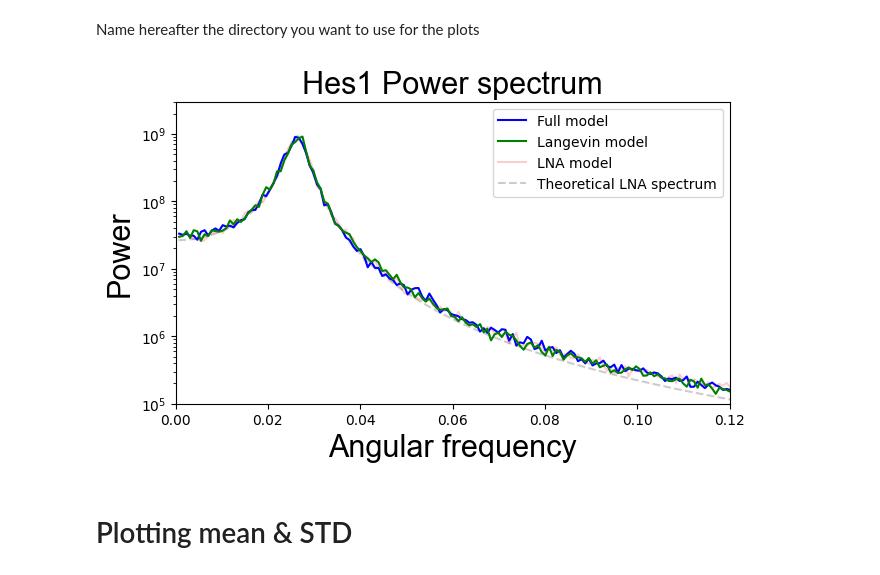
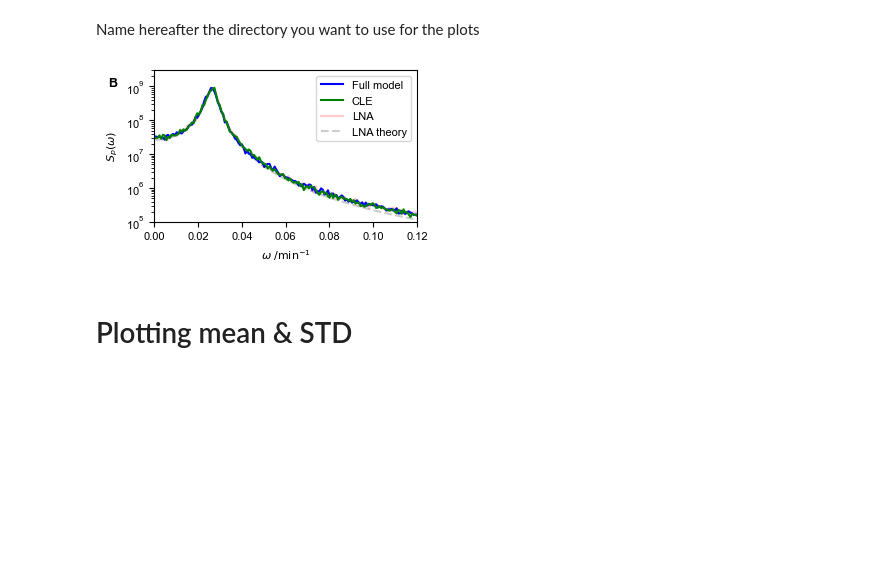
Before and after one commit to Lord-Fufu/MSc-Dissertation-2022---St-Andrews, a Jupyter notebook: plotsForPaper-mean-std-powerSpectra-PLOT.ipynb, the cells around one changed output. Saved outputs shown, nothing was run; the diff lists cells and outputs as text; code cells hidden in the pictures; blank space fills up the shorter version.

```diff
--- a/plotsForPaper-mean-std-powerSpectra-PLOT.ipynb
+++ b/plotsForPaper-mean-std-powerSpectra-PLOT.ipynb
@@ -34,19 +37,22 @@ ratio=(1+np.sqrt(5))/2
 # %% [markdown]
 Name hereafter the directory you want to use for the plots
 # %%
-read_directory = 'paper plots 2024-4-27-0-42-48 mean-std-power-spectrum'
+# read_directory = 'paper plots 2024-4-27-0-42-48 mean-std-power-spectrum'
+read_directory = ''
+# read_directory = os.path.join(os.getcwd(),'paper_plots_mean-std-power-spectrum')
+# write_directory = 'power_spectra_plots'
 # %%
-spec = pd.read_csv(read_directory+'\\data\\spec.csv')['value'].values
-paramPoint=pd.read_csv(read_directory+'\\data\\paramPoint-spectrum.csv')['value'].values
-t_ref=pd.read_csv(read_directory+'\\data\\t-spectrum.csv')['value'].values
-freq_ref=pd.read_csv(read_directory+'\\data\\freq-spectrum.csv')['value'].values
+spec = pd.read_csv(os.path.join(read_directory,'data','spec.csv'))['value'].values
+paramPoint=pd.read_csv(os.path.join(read_directory,'data','paramPoint-spectrum.csv'))['value'].values
+t_ref=pd.read_csv(os.path.join(read_directory,'data','t-spectrum.csv'))['value'].values
+freq_ref=pd.read_csv(os.path.join(read_directory,'data','freq-spectrum.csv'))['value'].values
 
-power_spectrum_Mm=pd.read_csv(read_directory+'\\data\\power-spectrum-Mm.csv')['value'].values
-power_spectrum_Pm=pd.read_csv(read_directory+'\\data\\power-spectrum-Pm.csv')['value'].values
-power_spectrum_Ml=pd.read_csv(read_directory+'\\data\\power-spectrum-Ml.csv')['value'].values
-power_spectrum_Pl=pd.read_csv(read_directory+'\\data\\power-spectrum-Pl.csv')['value'].values
-power_spectrum_Mlna=pd.read_csv(read_directory+'\\data\\power-spectrum-Mlna.csv')['value'].values
-power_spectrum_Plna=pd.read_csv(read_directory+'\\data\\power-spectrum-Plna.csv')['value'].values
+power_spectrum_Mm=pd.read_csv(os.path.join(read_directory,'data','power-spectrum-Mm.csv'))['value'].values
+power_spectrum_Pm=pd.read_csv(os.path.join(read_directory,'data','power-spectrum-Pm.csv'))['value'].values
+power_spectrum_Ml=pd.read_csv(os.path.join(read_directory,'data','power-spectrum-Ml.csv'))['value'].values
+power_spectrum_Pl=pd.read_csv(os.path.join(read_directory,'data','power-spectrum-Pl.csv'))['value'].values
+power_spectrum_Mlna=pd.read_csv(os.path.join(read_directory,'data','power-spectrum-Mlna.csv'))['value'].values
+power_spectrum_Plna=pd.read_csv(os.path.join(read_directory,'data','power-spectrum-Plna.csv'))['value'].values
 # %%
 [alpha_m, alpha_p, mu_m, mu_p, h, P_0, T, delta_t] = spec
 [valueOfLambda, valueOfOmega, valueOfTau, sampling_timestep] = paramPoint
@@ -53,42 +62,44 @@ power_spectrum_Plna=pd.read_csv(read_directory+'\\data\\power-spectrum-Plna.csv'
 # %%
-fig = plt.figure(figsize=(4*ratio,4), constrained_layout = True)
+fig = plt.figure(figsize=(3.3,2.0), constrained_layout = True)
 
 ax1 = plt.gca()
 
-ax1.set_title('Hes1 Power spectrum',fontdict=font)
-ax1.set_xlabel('Angular frequency',fontdict=font)
-ax1.set_ylabel('Power',fontdict=font)
+# ax1.set_title('Hes1 Power spectrum',fontdict=font)
+# ax1.set_xlabel('Angular frequency')
+ax1.set_xlabel('$\omega$ $/\mathrm{min}^{-1}$')
+# ax1.set_ylabel('Power')
+ax1.set_ylabel('$S_p(\omega)$')
 
 
 
 freq_th,Sm,Sp=utils.lna_power_spectrum(alpha_m=alpha_m, alpha_p=alpha_p, mu_m=mu_m, mu_p=mu_p,
                                                 h=h,
                                                 P_0=P_0,
                                                 lambda_s=valueOfLambda,
                                                 tau=valueOfTau,
                                                 Omega=valueOfOmega,
                                                 T=T,
                                                 delta_t=sampling_timestep)
 
-
+fig.text(0.02, 0.9, 'B', size=9, weight='bold')
 linelna,=ax1.plot(freq_ref[1:], power_spectrum_Plna[1:], color = 'red', alpha = 0.2)
 linet,=ax1.plot(freq_th[1:], Sp[1:], '--', color = 'black', alpha = 0.2)
 linem,=ax1.plot(freq_ref[1:], power_spectrum_Pm[1:], color = 'blue')
 linel,=ax1.plot(freq_ref[1:], power_spectrum_Pl[1:], color = 'green')
 
 ax1.tick_params(axis ='y')
 ax1.set_yscale('log')
-ax1.legend([linem, linel, linelna, linet], ['Full model', 'Langevin model', 'LNA model', 'Theoretical LNA spectrum'])
+ax1.legend([linem, linel, linelna, linet], ['Full model', 'CLE', 'LNA', 'LNA theory'], fontsize = 8)
 
 ax1.set_xlim(0, 0.12)
 ax1.set_ylim(10**5, 3*10**9)
 
 
-plt.savefig(read_directory +'\\plots\\powerSpectrum-lambda'+str(valueOfLambda)[0:4]+'-Omega'+ str(valueOfOmega)
-                                                                              +'-tau'+ str(valueOfTau)  +'.pdf')
+plt.savefig(os.path.join(read_directory,'plots','lpowerSpectrum-lambda'+str(valueOfLambda)[0:4]+'-Omega'+ str(valueOfOmega)
+                                                                              +'-tau'+ str(valueOfTau)  +'.pdf'))
 plt.show()
 # %% [output]
-[figure, old version]
+[figure, new version]
 # %% [markdown]
 # Plotting mean & STD
 # %%
```
Also changed, not shown: parts of 6 cells of this notebook, 7 other files.
